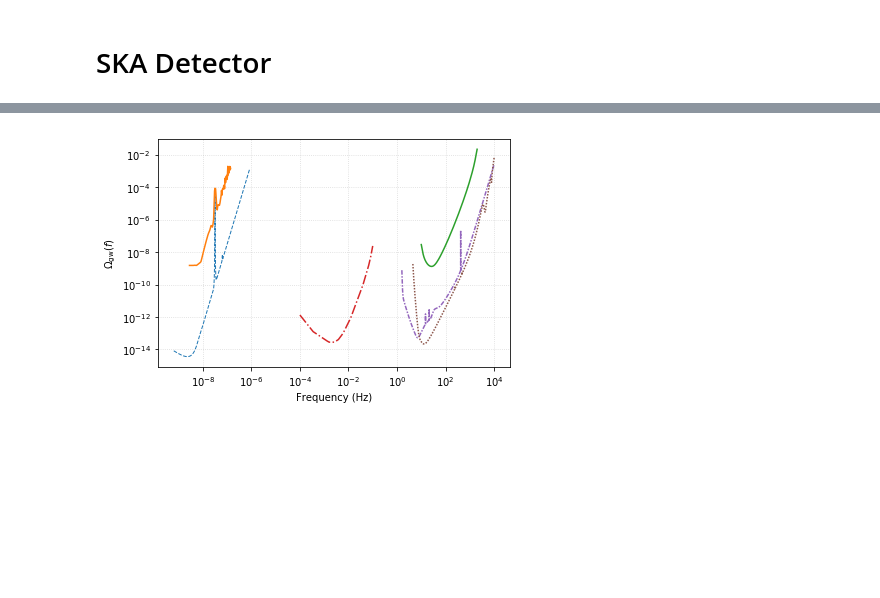
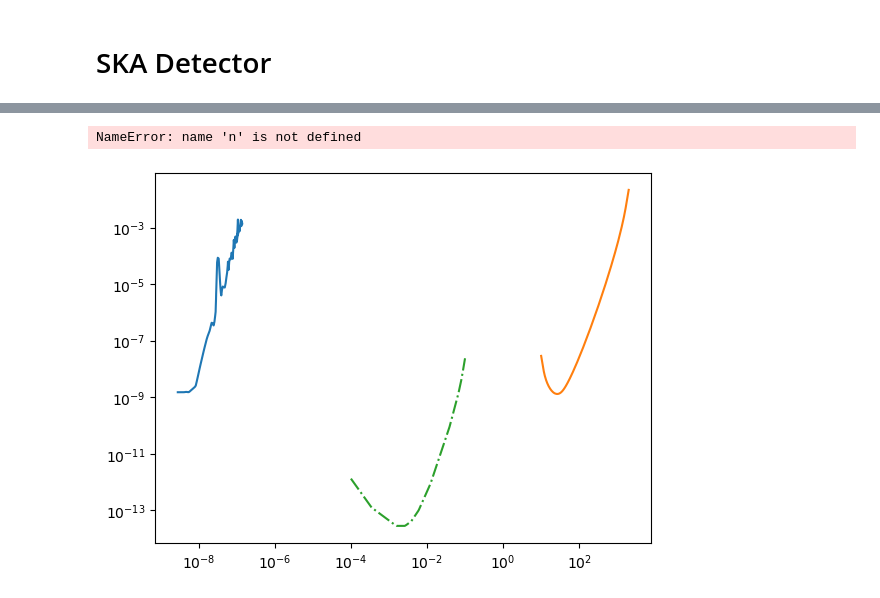
Before and after one commit to ChiaraMingarelli/omega_gw, a Jupyter notebook: codes/omega_gw_figs.ipynb, the cells around one changed output, grey strips where cells are left out. Drawn from its saved outputs; the diff is of its cells as text; code cells hidden in the pictures; blank space fills up the shorter version.

```diff
--- a/codes/omega_gw_figs.ipynb
+++ b/codes/omega_gw_figs.ipynb
@@ -164,30 +185,31 @@ plt.loglog(SKA_WN.fT, hc_Om_gw(SKA_WN.fT, SKA_WN.h_n_f), label = "SKA", ls="--")
 # %%
 fig = plt.figure()
 ax = fig.add_subplot(1, 1, 1)
 
-plt.loglog(SKA_WN.fT, hc_Om_gw(SKA_WN.fT, SKA_WN.h_n_f), label = "SKA", ls="--", lw=1)
-plt.loglog(nano_curve['nanoFreq'], nano_curve['NANOGrav18']/(.68)**2, label="NANOGrav 2018")
+#plt.loglog(SKA_WN.fT, hc_Om_gw(SKA_WN.fT, SKA_WN.h_n_f), label = "SKA", ls="--", lw=1)
+plt.loglog(nano_curve['nanoFreq'], nano_curve['NANOGrav18']/(.68)**2, label='NANOGrav 2018')
 #plt.loglog(nano_curve['nanoFreq'], nano_curve['NANOGrav18']/(.68)**2/improvement(time17y, \
 #                                                    1/(2*time1w), 1/(time17y)) , ls=":", label="NANOGrav 2036*")
 #plt.hlines(nano_curve['nanoFreq'], 1.0/17/365.25/86400.0, nano_curve['nanoFreq'][0], color='C1')
 
 plt.loglog(aligo_dat['freq'], aligo_dat['omega'], label= "aLIGO Design")
 plt.loglog(lisa_dat['freq'], lisa_dat['omega'], label= "LISA", ls = '-.')
 plt.loglog(et_curve['freq'][n:], Sn2OmGW_wT(et_curve['freq'][n:], et_curve['Sum'][n:], time2y, 100), label="ET-D", ls = (0, (3, 1, 1, 1)))
 plt.loglog(ce_curve['freq'][n:], Sn2OmGW_wT(ce_curve['freq'][n:], ce_curve['CE'][n:], time2y, 100), label="Cosmic Explorer", ls = (0, (1, 1)))
 
 
 #plt.annotate('NG11',(freq_yr, nanoOmega11))
 ax.grid(which='major', axis='both', alpha=0.5, linestyle=":")
 
-plt.ylabel("$\Omega_\mathrm{gw}(f)$")
+plt.ylabel("Omega_mathrm{gw}(f)")
 plt.xlabel("Frequency (Hz)")
-#plt.legend(loc=9)
+plt.legend(loc=9)
 plt.tight_layout()
 #plt.savefig("your_GW_detectors.pdf")
 plt.show()
 # %% [output]
+NameError: name 'n' is not defined
-[figure, old version]
+[figure, new version]
 # %%
 # plotting preamble
 
```
Also changed, not shown: parts of 8 cells of this notebook, 2 other files.
